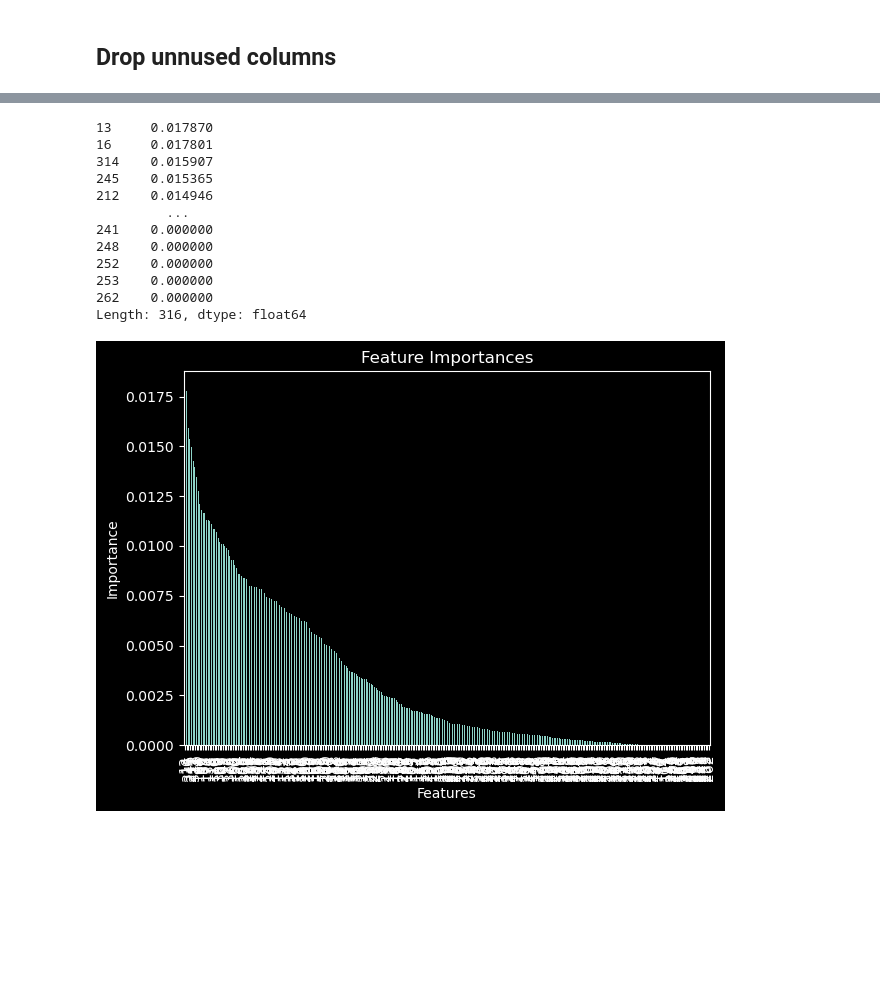
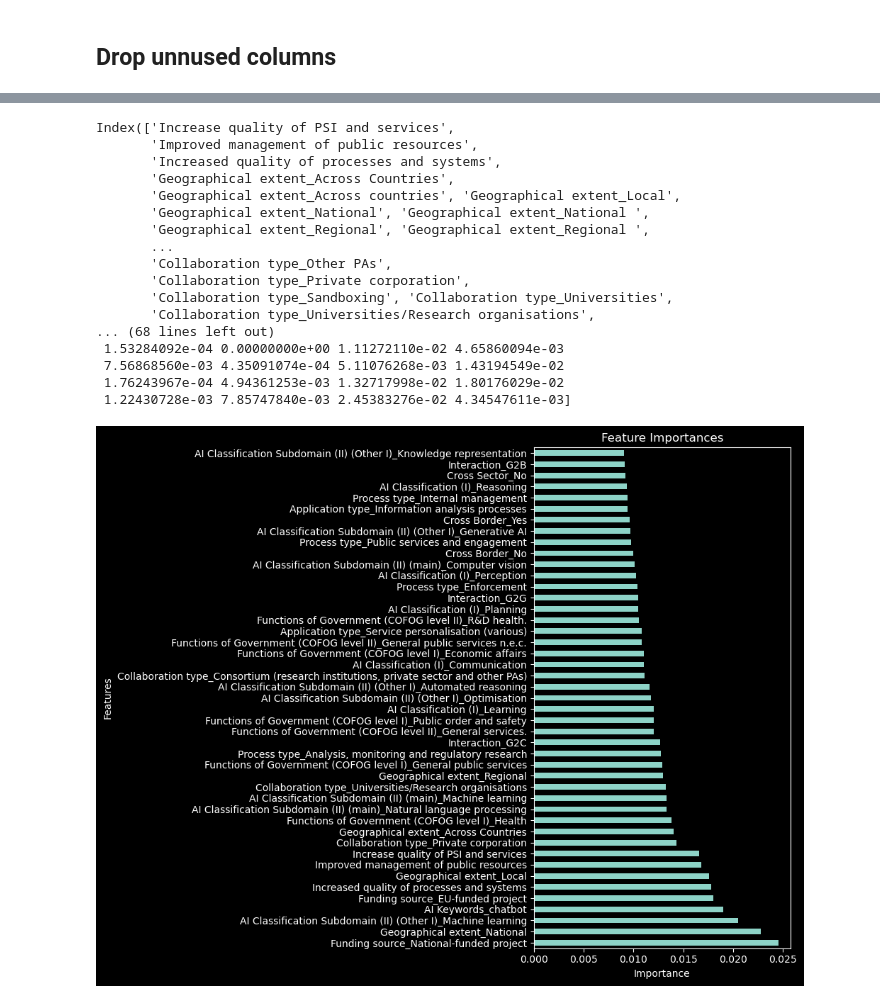
Before and after one commit to Marchant01/ai_eu_project, a Jupyter notebook: eda.ipynb, the cells around one changed output, grey strips where cells are left out. Drawn from its saved outputs; the diff is of its cells as text; code cells hidden in the pictures; blank space fills up the shorter version.

Commit message:
Analysed data and feature importance

```diff
--- a/eda.ipynb
+++ b/eda.ipynb
@@ -123,42 +112,67 @@ See the caveats in the documentation: https://pandas.pydata.org/pandas-docs/stab
 # %%
 from sklearn.ensemble import RandomForestClassifier
 from sklearn.model_selection import train_test_split
 import matplotlib.pyplot as plt
 
 X = df_oh
 y = df_y
 
 # Split data
 X_train_val, X_test, y_train_val, y_test = train_test_split(X, y, random_state=42, test_size=0.2)
 X_train, X_val, y_train, y_val = train_test_split(X_train_val, y_train_val, random_state=42, test_size=0.2)
 
 rm_model = RandomForestClassifier()
 
 rm_model.fit(X_train, y_train)
 
-importances = pd.Series(rm_model.feature_importances_).sort_values(ascending=False)
+
+importances = rm_model.feature_importances_
+feature_names = X.columns
+
+print(feature_names)
+feat_df = pd.DataFrame({
+  'Feature': feature_names,
+  'Importance': importances
+})
+
+filtered_df = feat_df[feat_df['Importance'] > 0.009]
+
+filtered_df = filtered_df.sort_values(by='Importance', ascending=False)
 
 print(importances)
 
-importances.plot(kind='bar')
+filtered_df.plot(
+    kind='barh',
+    x='Feature',
+    y='Importance',
+    legend=False,
+    figsize=(10, 8)
+)
+
 plt.title('Feature Importances')
-plt.xlabel('Features')
-plt.ylabel('Importance')
+plt.xlabel('Importance')
+plt.ylabel('Features')
 
 plt.tight_layout()
+plt.show()
 
 plt.show()
 # %% [output]
-13     0.017870
-16     0.017801
-314    0.015907
-245    0.015365
-212    0.014946
-         ...
-241    0.000000
-248    0.000000
-252    0.000000
-253    0.000000
-262    0.000000
-Length: 316, dtype: float64
+Index(['Increase quality of PSI and services',
+       'Improved management of public resources',
+       'Increased quality of processes and systems',
+       'Geographical extent_Across Countries',
+       'Geographical extent_Across countries', 'Geographical extent_Local',
+       'Geographical extent_National', 'Geographical extent_National ',
+       'Geographical extent_Regional', 'Geographical extent_Regional ',
+       ...
+       'Collaboration type_Other PAs',
+       'Collaboration type_Private corporation',
+       'Collaboration type_Sandboxing', 'Collaboration type_Universities',
+       'Collaboration type_Universities/Research organisations',
+... (68 lines left out)
+ 1.53284092e-04 0.00000000e+00 1.11272110e-02 4.65860094e-03
+ 7.56868560e-03 4.35091074e-04 5.11076268e-03 1.43194549e-02
+ 1.76243967e-04 4.94361253e-03 1.32717998e-02 1.80176029e-02
+ 1.22430728e-03 7.85747840e-03 2.45383276e-02 4.34547611e-03]
-[figure, old version]
+[figure, new version]
```
Also changed, not shown: parts of 1 cell of this notebook.
